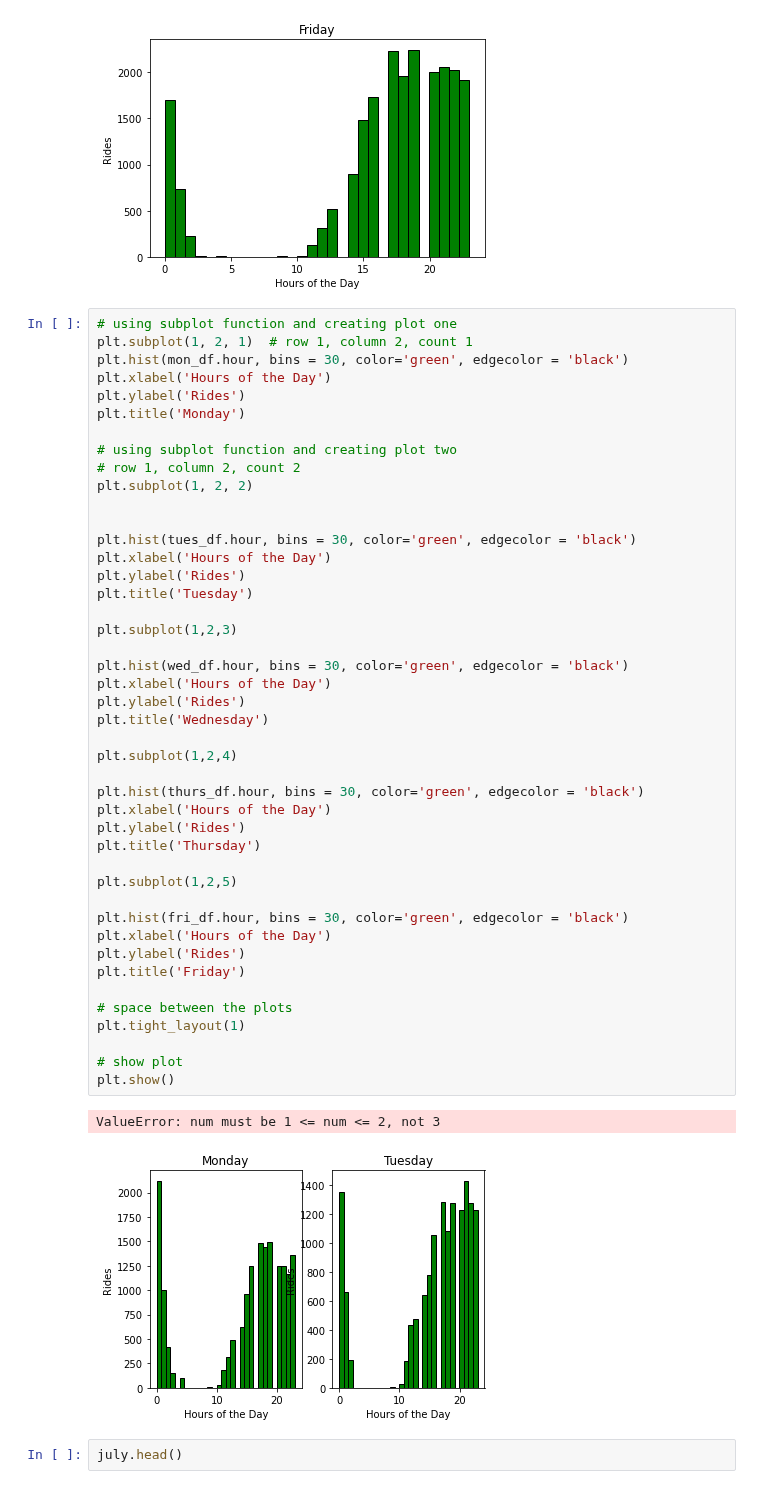
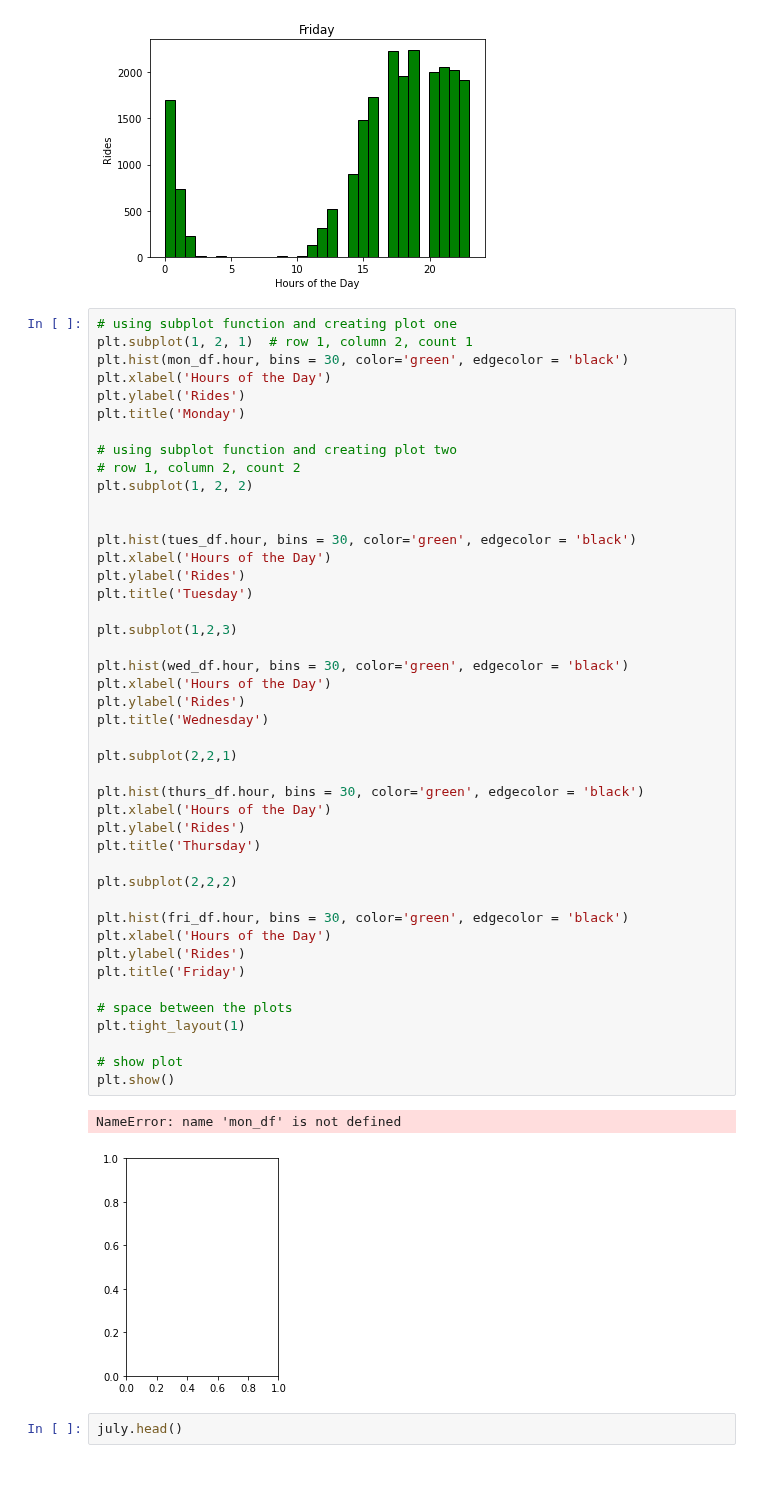
Before and after one commit to Quezadajl/nashville-scooters-project, a Jupyter notebook: notebooks/july_scooter.ipynb, the cells around one changed output. Cells and saved outputs as stored; diff of their text form.

```diff
--- a/notebooks/july_scooter.ipynb
+++ b/notebooks/july_scooter.ipynb
@@ -430,37 +430,37 @@ plt.subplot(1, 2, 2)
 plt.hist(tues_df.hour, bins = 30, color='green', edgecolor = 'black')
 plt.xlabel('Hours of the Day')
 plt.ylabel('Rides')
 plt.title('Tuesday')
 
 plt.subplot(1,2,3)
 
 plt.hist(wed_df.hour, bins = 30, color='green', edgecolor = 'black')
 plt.xlabel('Hours of the Day')
 plt.ylabel('Rides')
 plt.title('Wednesday')
 
-plt.subplot(1,2,4)
+plt.subplot(2,2,1)
 
 plt.hist(thurs_df.hour, bins = 30, color='green', edgecolor = 'black')
 plt.xlabel('Hours of the Day')
 plt.ylabel('Rides')
 plt.title('Thursday')
 
-plt.subplot(1,2,5)
+plt.subplot(2,2,2)
 
 plt.hist(fri_df.hour, bins = 30, color='green', edgecolor = 'black')
 plt.xlabel('Hours of the Day')
 plt.ylabel('Rides')
 plt.title('Friday')
 
 # space between the plots
 plt.tight_layout(1)
 
 # show plot
 plt.show()
 # %% [output]
-ValueError: num must be 1 <= num <= 2, not 3
+NameError: name 'mon_df' is not defined
-[figure, old version]
+[figure, new version]
 # %%
 july.head()
 # %% [output]
```
Also changed, not shown: 1 other file.
